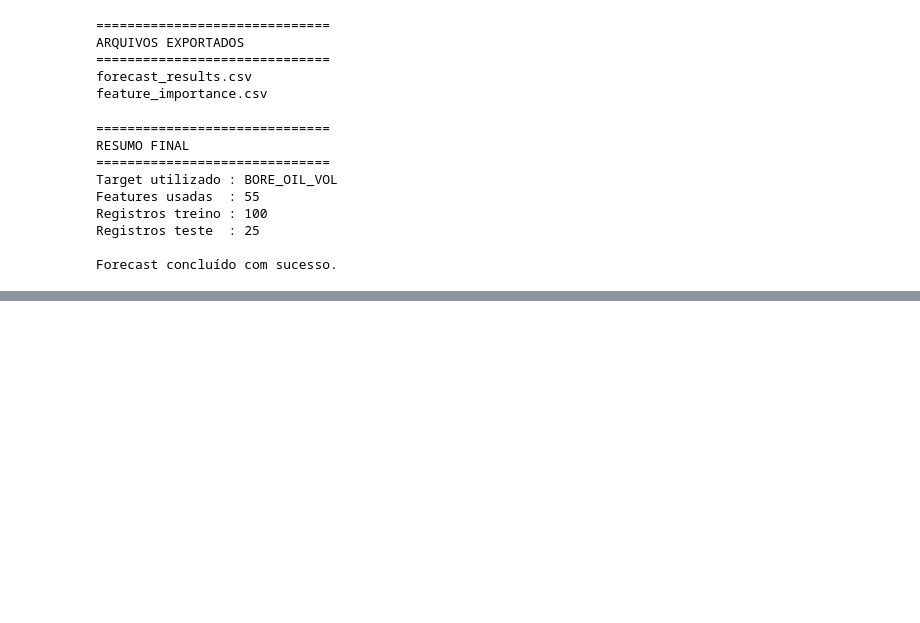
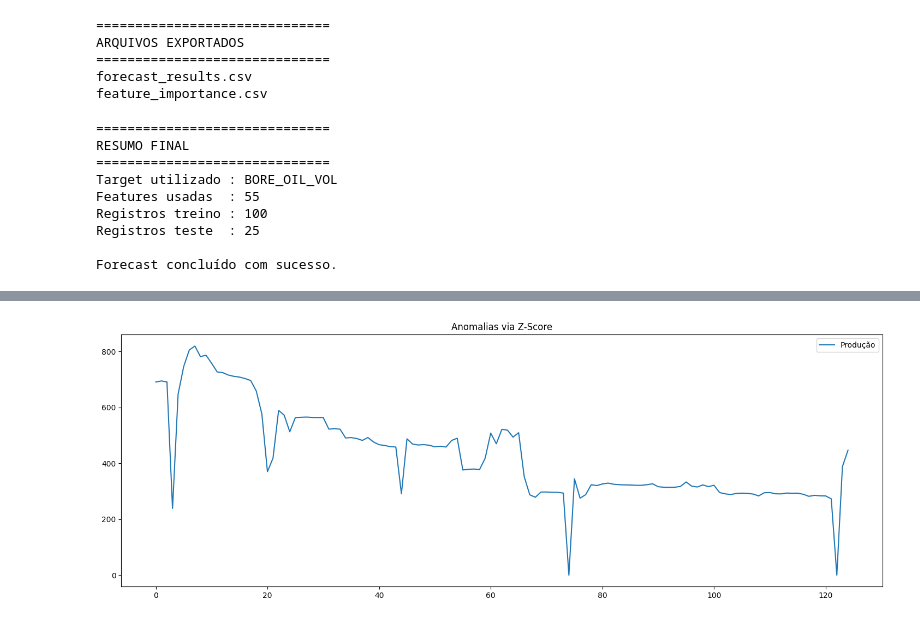
Before and after one commit to marcusvbrangel/production-surveillance, a Jupyter notebook: production_surveillance.ipynb, the cells around one changed output, grey strips where cells are left out. Saved outputs shown, nothing was run; the diff lists cells and outputs as text; code cells hidden in the pictures; blank space fills up the shorter version.

```diff
--- a/production_surveillance.ipynb
+++ b/production_surveillance.ipynb
@@ -3330,0 +3622,32 @@ Prever:
+# %%
+# ============================================================
+# PLOT Z-SCORE
+# ============================================================
+
+plt.figure(figsize=(18,6))
+
+plt.plot(
+
+    df[TARGET],
+    label="Produção"
+
+)
+
+z_anomalies = df[df["zscore_anomaly"]]
+
+plt.scatter(
+
+    z_anomalies.index,
+    z_anomalies[TARGET],
+
+    s=60
+
+)
+
+plt.title("Anomalias via Z-Score")
+
+plt.legend()
+
+plt.show()
+# %% [output]
+[figure, added]
```
Also changed, not shown: parts of 54 cells of this notebook.
